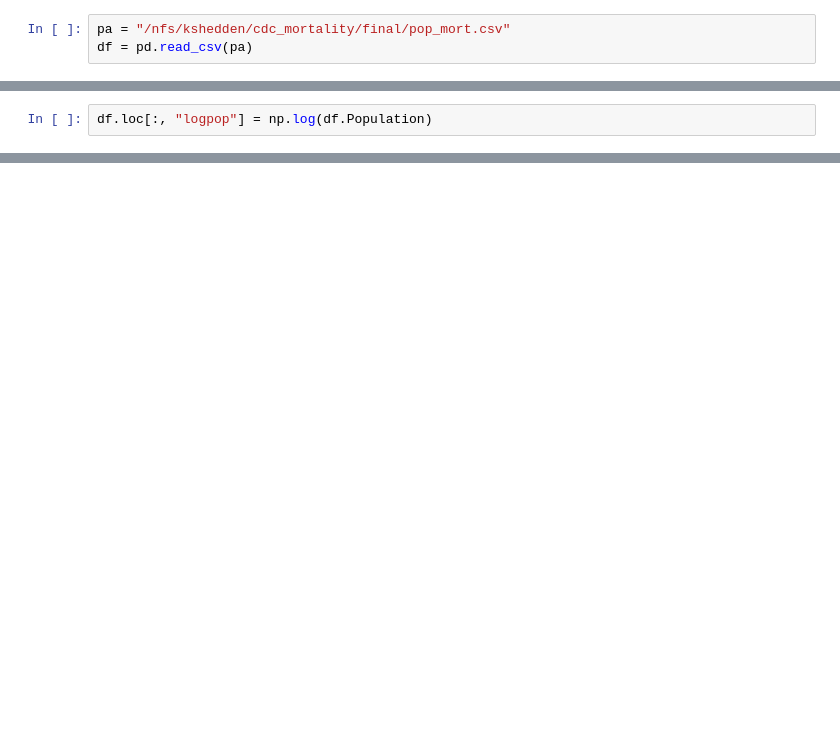
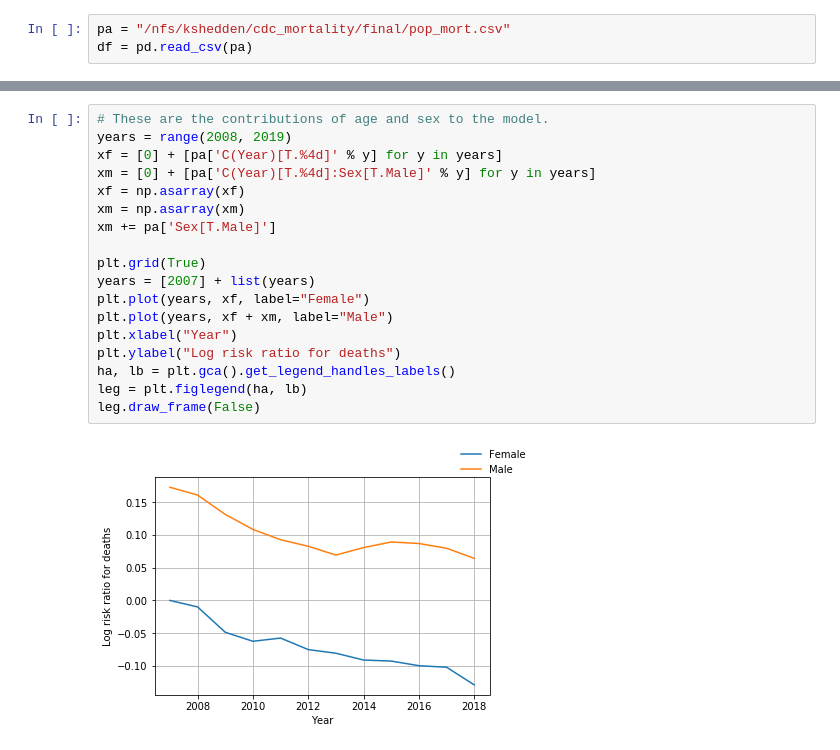
Before and after one commit to kshedden/workshops, a Jupyter notebook: mortality/notebooks/mort_glm.ipynb, the cells around one changed output, grey strips where cells are left out. Cells and saved outputs as stored; diff of their text form; blank space fills up the shorter version.

```diff
--- a/mortality/notebooks/mort_glm.ipynb
+++ b/mortality/notebooks/mort_glm.ipynb
@@ -30,2 +24,0 @@ as an offset, so that mortality is expressed relative to population.
-# %%
-df.loc[:, "logpop"] = np.log(df.Population)
@@ -149,0 +211,20 @@ Plot the male/female log risk ratio for deaths by month
+# %%
+# These are the contributions of age and sex to the model.
+years = range(2008, 2019)
+xf = [0] + [pa['C(Year)[T.%4d]' % y] for y in years]
+xm = [0] + [pa['C(Year)[T.%4d]:Sex[T.Male]' % y] for y in years]
+xf = np.asarray(xf)
+xm = np.asarray(xm)
+xm += pa['Sex[T.Male]']
+
+plt.grid(True)
+years = [2007] + list(years)
+plt.plot(years, xf, label="Female")
+plt.plot(years, xf + xm, label="Male")
+plt.xlabel("Year")
+plt.ylabel("Log risk ratio for deaths")
+ha, lb = plt.gca().get_legend_handles_labels()
+leg = plt.figlegend(ha, lb)
+leg.draw_frame(False)
+# %% [output]
+[figure, added]
```
Also changed, not shown: parts of 49 cells of this notebook, 6 other files.
